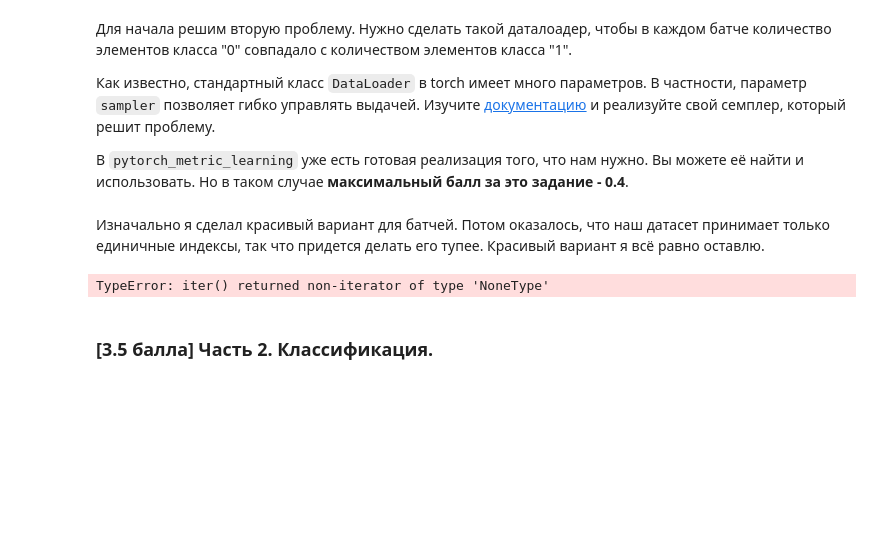
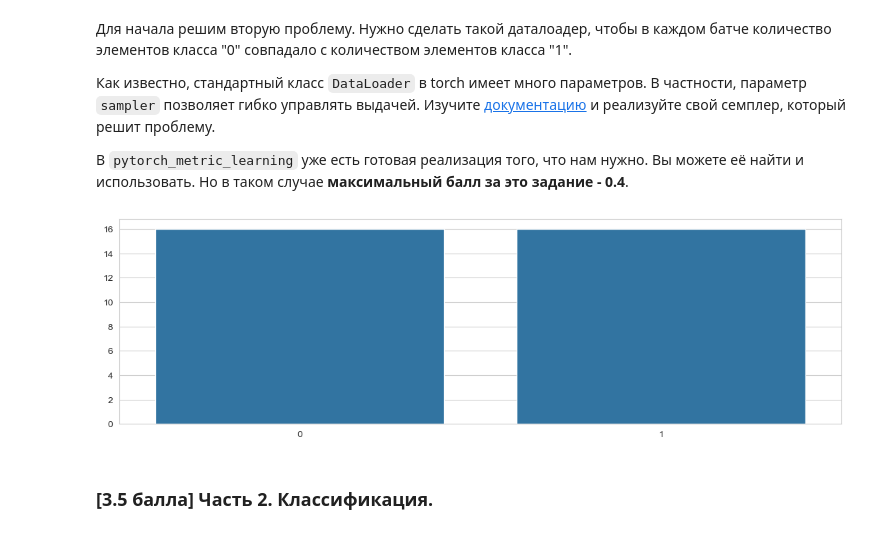
Before and after one commit to Bosbobos/IAD, a Jupyter notebook: DeepLearningBasics/hw02_img/homework_02.ipynb, the cells around one changed output. Drawn from its saved outputs; the diff is of its cells as text; code cells hidden in the pictures; blank space fills up the shorter version.

```diff
--- a/DeepLearningBasics/hw02_img/homework_02.ipynb
+++ b/DeepLearningBasics/hw02_img/homework_02.ipynb
@@ -176,5 +177,3 @@ show_class_distribtion(test_pairs.targets)
 Как известно, стандартный класс `DataLoader` в torch имеет много параметров. В частности, параметр `sampler` позволяет гибко управлять выдачей. Изучите [документацию](https://docs.pytorch.org/docs/stable/data.html#data-loading-order-and-sampler) и реализуйте свой семплер, который решит проблему.
 
 В `pytorch_metric_learning` уже есть готовая реализация того, что нам нужно. Вы можете её найти и использовать. Но в таком случае __максимальный балл за это задание - 0.4__.
-# %% [markdown]
-Изначально я сделал красивый вариант для батчей. Потом оказалось, что наш датасет принимает только единичные индексы, так что придется делать его тупее. Красивый вариант я всё равно оставлю.
@@ -181,51 +185,39 @@ show_class_distribtion(test_pairs.targets)
 # %%
 class BalancedBatchSampler(torch.utils.data.Sampler):
-    def __init__(self, labels, batch_size):
-        self.indices_class_0 = torch.tensor(np.where(labels == 0)[0])
-        self.indices_class_1 = torch.tensor(np.where(labels == 1)[0])
+    def __init__(self, labels):
+        self.indices_class_0 = where(labels, 0)
+        self.indices_class_1 = where(labels, 1)
 
-        self.max_len = max(len(self.indices_class_0), len(self.indices_class_1))
+        self.sample_count = min(len(self.indices_class_0), len(self.indices_class_1))
 
-        self.batch_size = batch_size
-        self.n_batches = self.max_len // (self.batch_size // 2)
         super(BalancedBatchSampler, self).__init__()
 
     def __iter__(self):
-        perm_0 = torch.randperm(len(self.indices_class_0))
-        perm_1 = torch.randperm(len(self.indices_class_1))
+        random.shuffle(self.indices_class_0)
+        random.shuffle(self.indices_class_1)
 
-        half_batch = self.batch_size // 2
-        start_0 = start_1 = -half_batch
-        for batch_idx in range(self.n_batches):
-            start_0 = (start_0 + half_batch) % len(self.indices_class_0)
-            start_1 = (start_1 + half_batch) % len(self.indices_class_1)
+        samples_0 = self.indices_class_0[:self.sample_count]
+        samples_1 = self.indices_class_1[:self.sample_count]
 
-            end_0 = start_0 + half_batch
-            end_1 = start_1 + half_batch
+        result = []
+        for i in range(self.sample_count):
+            result += [samples_0[i], samples_1[i]]
 
-            if end_0 > len(self.indices_class_0) or end_1 > len(self.indices_class_1):
-                continue
-
-            batch_indices_0 = self.indices_class_0[perm_0[start_0 : end_0]]
-            batch_indices_1 = self.indices_class_1[perm_1[start_1: end_1]]
-
-            batch_indices = torch.cat([batch_indices_0, batch_indices_1])
-
-            return iter(batch_indices[torch.randperm(len(batch_indices))].tolist())
+        return iter(result)
 
     def __len__(self):
-        return self.n_batches
+        return self.sample_count * 2
 # %%
-from pytorch_metric_learning.samplers.m_per_class_sampler import MPerClassSampler
+set_random_seed(SEED)
 
-#train_pairs_sampler = MPerClassSampler(train_pairs.targets, 16, batch_size=32)
+train_pairs_sampler = BalancedBatchSampler(train_pairs.targets)
 train_pairs_loader = torch.utils.data.DataLoader(train_pairs, batch_size = 32, sampler = train_pairs_sampler)
 test_pairs_loader = torch.utils.data.DataLoader(test_pairs, batch_size = 64, shuffle = False)
 
 # Убедимся, что теперь выдача равномерная.
 show_class_distribtion(next(iter(train_pairs_loader))[2].tolist())
 # %% [output]
-TypeError: iter() returned non-iterator of type 'NoneType'
+[figure, added]
 # %% [markdown]
 ### [3.5 балла] Часть 2. Классификация.
 # %% [markdown]
```
Also changed, not shown: parts of 14 cells of this notebook.
